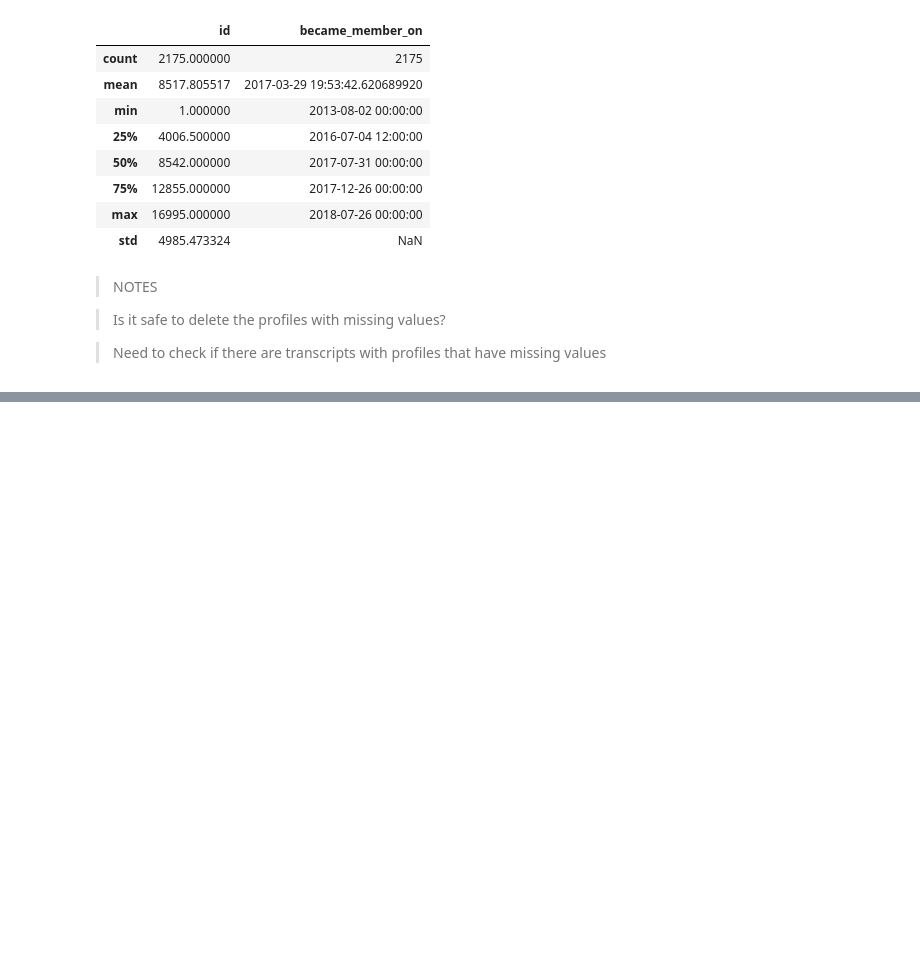
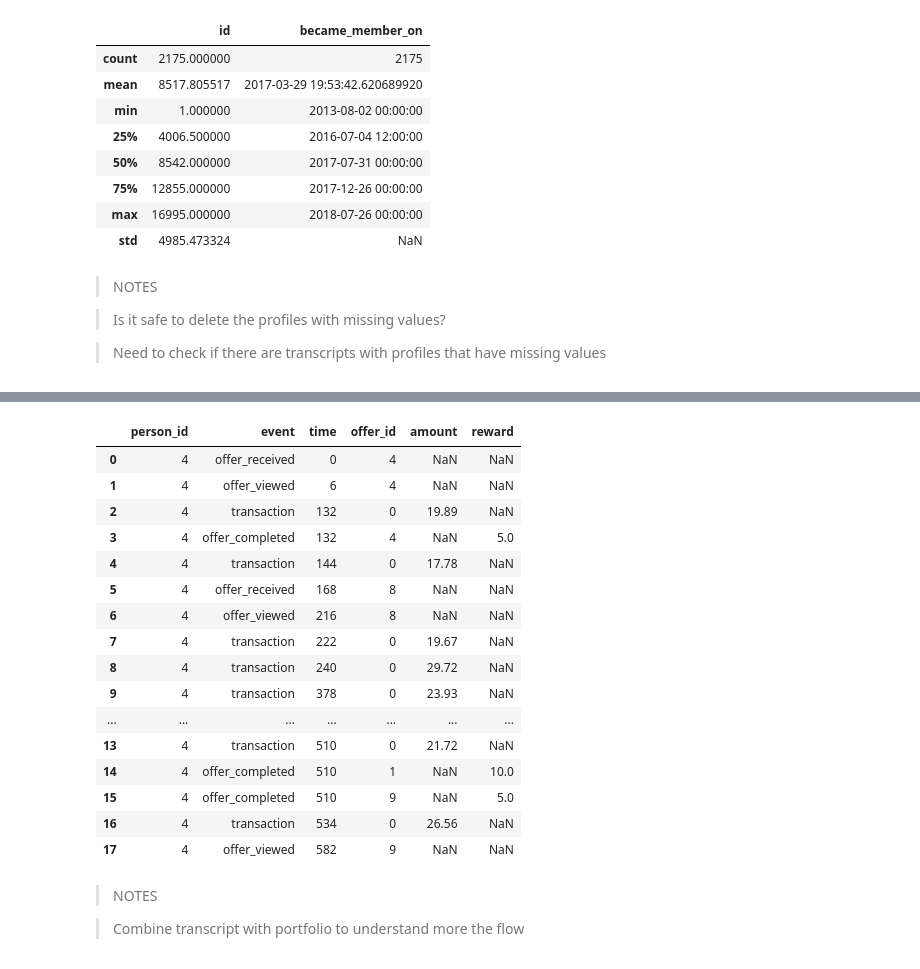
Before and after one commit to netxph/sb-capstone, a Jupyter notebook: notebooks/01 - Exploratory Data Analysis.ipynb, the cells around one changed output, grey strips where cells are left out. Drawn from its saved outputs; the diff is of its cells as text; code cells hidden in the pictures; blank space fills up the shorter version.

Commit message:
portfolio analyzed

```diff
--- a/notebooks/01 - Exploratory Data Analysis.ipynb
+++ b/notebooks/01 - Exploratory Data Analysis.ipynb
@@ -79,5 +49,6 @@ memory usage: 548.1 KB
 # %%
 transcript = pd.read_csv("../data/processed/transcript.csv")
+transcript = clean_transcript(transcript)
 transcript.head()
 # %% [output]
 |  | person_id | event | time | offer_id | amount | reward |
@@ -185,0 +317,24 @@ null_profiles.describe(datetime_is_numeric=True)
+# %%
+transcript[transcript.person_id == 4].sort_values("time")
+# %% [output]
+|  | person_id | event | time | offer_id | amount | reward |
+| 0 | 4 | offer_received | 0 | 4 | NaN | NaN |
+| 1 | 4 | offer_viewed | 6 | 4 | NaN | NaN |
+| 2 | 4 | transaction | 132 | 0 | 19.89 | NaN |
+| 3 | 4 | offer_completed | 132 | 4 | NaN | 5.0 |
+| 4 | 4 | transaction | 144 | 0 | 17.78 | NaN |
+| 5 | 4 | offer_received | 168 | 8 | NaN | NaN |
+| 6 | 4 | offer_viewed | 216 | 8 | NaN | NaN |
+| 7 | 4 | transaction | 222 | 0 | 19.67 | NaN |
+| 8 | 4 | transaction | 240 | 0 | 29.72 | NaN |
+| 9 | 4 | transaction | 378 | 0 | 23.93 | NaN |
+| ... | ... | ... | ... | ... | ... | ... |
+| 13 | 4 | transaction | 510 | 0 | 21.72 | NaN |
+| 14 | 4 | offer_completed | 510 | 1 | NaN | 10.0 |
+| 15 | 4 | offer_completed | 510 | 9 | NaN | 5.0 |
+| 16 | 4 | transaction | 534 | 0 | 26.56 | NaN |
+| 17 | 4 | offer_viewed | 582 | 9 | NaN | NaN |
+# %% [markdown]
+> NOTES
+
+> Combine transcript with portfolio to understand more the flow
```
Also changed, not shown: parts of 18 cells of this notebook, 1 other file.
